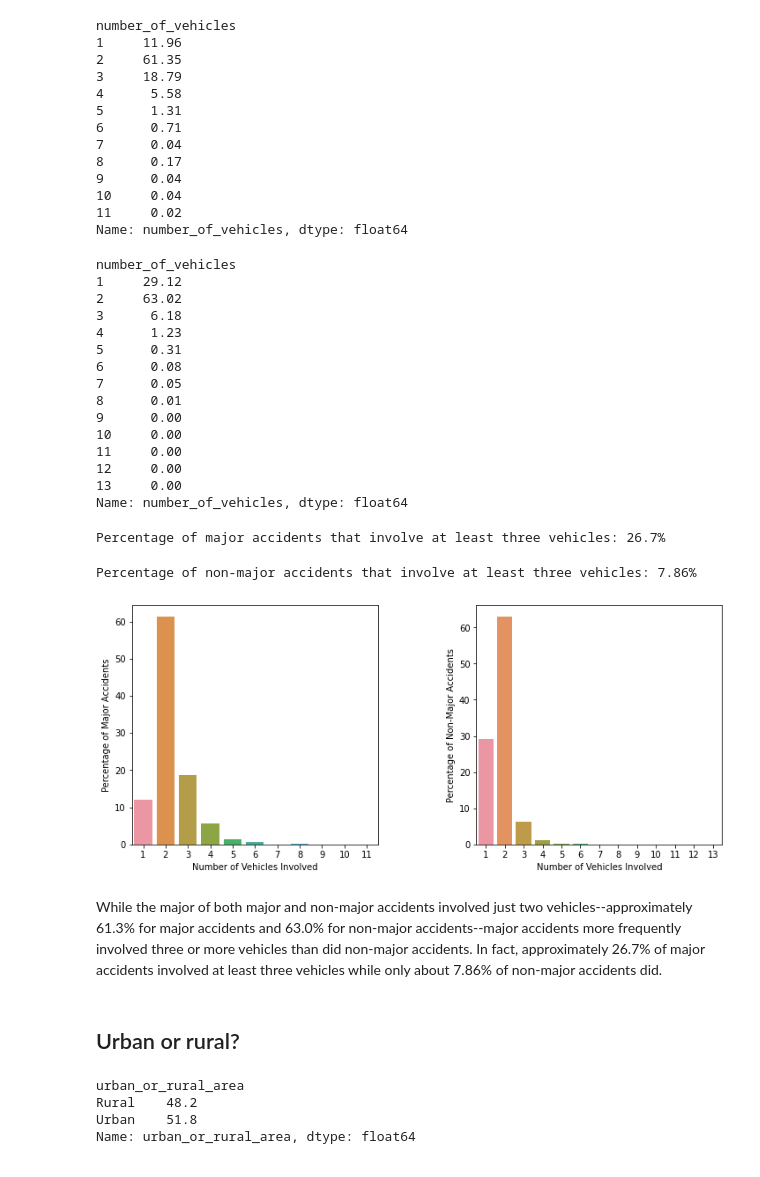
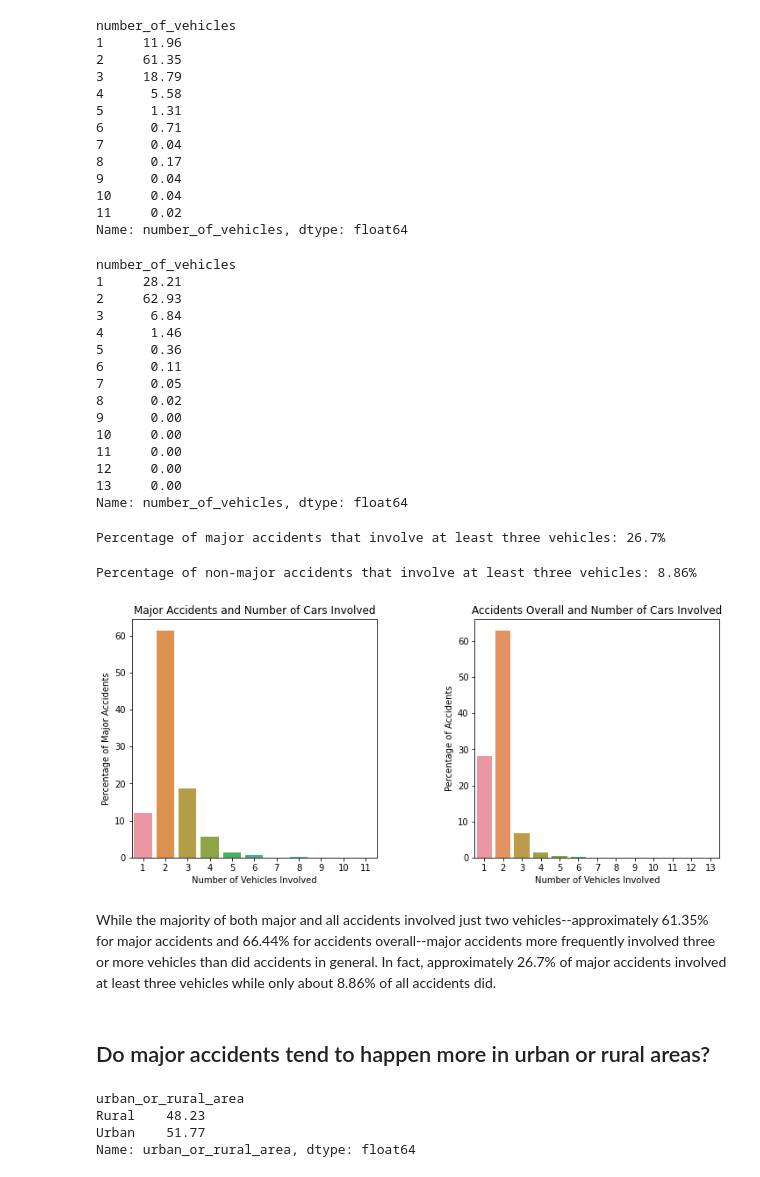
Before and after one commit to teruki-i/high_fatality_accidents, a Jupyter notebook: notebook.ipynb, the cells around one changed output. Cells and saved outputs as stored; diff of their text form; code cells hidden in the pictures.

```diff
--- a/notebook.ipynb
+++ b/notebook.ipynb
@@ -113,3 +71,7 @@ memory usage: 19.5+ MB
+# %%
+# create column for months
+accidents['date'] = pd.to_datetime(accidents['date'])
+accidents['month'] = accidents['date'].dt.month
 # %%
 # look up keys for urban or rural areas
 urban_rural=lookup[lookup['field name']=='urban_or_rural_area']
@@ -367,19 +208,19 @@ number_of_vehicles
 11     0.02
 Name: number_of_vehicles, dtype: float64
 # %%
-# calculate percentage of non-major accidents by number of vehicles involved
-non_major_vehicles=non_major.groupby(['number_of_vehicles'])['number_of_vehicles'].count()/len(non_major)*100
-print(round(non_major_vehicles,2))
+# calculate percentage of accidents by number of vehicles involved
+accidents_vehicles=accidents.groupby(['number_of_vehicles'])['number_of_vehicles'].count()/len(accidents)*100
+print(round(accidents_vehicles,2))
 # %% [output]
 number_of_vehicles
-1     29.12
-2     63.02
-3      6.18
-4      1.23
-5      0.31
-6      0.08
+1     28.21
+2     62.93
+3      6.84
+4      1.46
+5      0.36
+6      0.11
 7      0.05
-8      0.01
+8      0.02
 9      0.00
 10     0.00
 11     0.00
@@ -395,37 +236,40 @@ print(f'Percentage of major accidents that involve at least three vehicles: {rou
 Percentage of major accidents that involve at least three vehicles: 26.7%
 # %%
 # calculate percentage of non-major accidents by number of vehicles involved
-non_major_three_or_more = non_major[non_major['number_of_vehicles']>2]['accident_index'].count()
-non_major_three_or_more_perc = non_major_three_or_more/len(non_major)*100
-print(f'Percentage of non-major accidents that involve at least three vehicles: {round(non_major_three_or_more_perc,2)}%')
+accidents_three_or_more = accidents[accidents['number_of_vehicles']>2]['accident_index'].count()
+accidents_three_or_more_perc = accidents_three_or_more/len(accidents)*100
+print(f'Percentage of non-major accidents that involve at least three vehicles: {round(accidents_three_or_more_perc,2)}%')
 # %% [output]
-Percentage of non-major accidents that involve at least three vehicles: 7.86%
+Percentage of non-major accidents that involve at least three vehicles: 8.86%
 # %%
 # plot the percentages of non-major and major accidents by number of vehicles involved
 fig, axes = plt.subplots(1, 2, figsize=(12,5))
 
 sns.barplot(x=major_vehicles.index, y=major_vehicles, ax=axes[0])
 axes[0].set_xlabel("Number of Vehicles Involved")
 axes[0].set_ylabel("Percentage of Major Accidents")
+axes[0].set_title("Major Accidents and Number of Cars Involved")
 
-sns.barplot(x=non_major_vehicles.index, y=non_major_vehicles, ax=axes[1])
+sns.barplot(x=accidents_vehicles.index, y=accidents_vehicles, ax=axes[1])
 axes[1].set_xlabel("Number of Vehicles Involved")
-axes[1].set_ylabel("Percentage of Non-Major Accidents")
+axes[1].set_ylabel("Percentage of Accidents")
+axes[1].set_title("Accidents Overall and Number of Cars Involved")
 
 plt.subplots_adjust(wspace = 0.4)
 plt.show()
 # %% [output]
-[figure, old version]
+[figure, new version]
 # %% [markdown]
-While the major of both major and non-major accidents involved just two vehicles--approximately 61.3% for major accidents and 63.0% for non-major accidents--major accidents more frequently involved three or more vehicles than did non-major accidents. In fact, approximately 26.7% of major accidents involved at least three vehicles while only about 7.86% of non-major accidents did.
+While the majority of both major and all accidents involved just two vehicles--approximately 61.35% for major accidents and 66.44% for accidents overall--major accidents more frequently involved three or more vehicles than did accidents in general. In fact, approximately 26.7% of major accidents involved at least three vehicles while only about 8.86% of all accidents did.
 # %% [markdown]
-## Urban or rural?
+## Do major accidents tend to happen more in urban or rural areas?
 # %%
+# Calculate percentage of major accidents that happen in urban and rural areas
 major_urban_rural=major_accidents.groupby('urban_or_rural_area')['urban_or_rural_area'].count()/len(major_accidents)*100
-print(round(major_urban_rural,1))
+print(round(major_urban_rural,2))
 # %% [output]
 urban_or_rural_area
-Rural    48.2
-Urban    51.8
+Rural    48.23
+Urban    51.77
 Name: urban_or_rural_area, dtype: float64
 # %%
```
Also changed, not shown: parts of 27 cells of this notebook.
